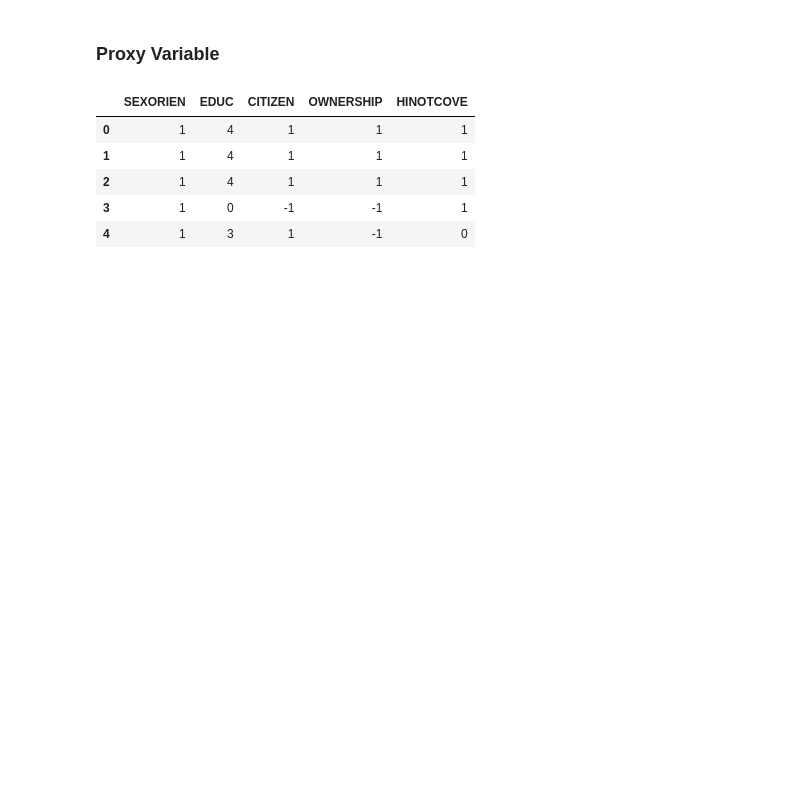
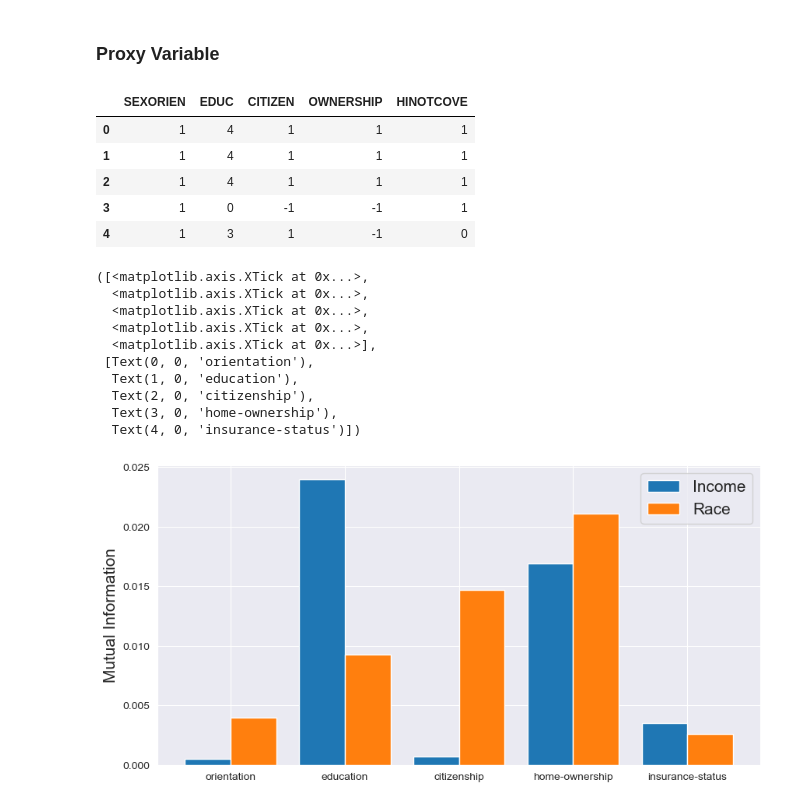
Before and after one commit to Denparadigm/USHealthFairness, a Jupyter notebook: analysis.ipynb, the cells around one changed output. Drawn from its saved outputs; the diff is of its cells as text; code cells hidden in the pictures; blank space fills up the shorter version.

```diff
--- a/analysis.ipynb
+++ b/analysis.ipynb
@@ -352,3 +359,32 @@ X.head()
 | 2 | 1 | 4 | 1 | 1 | 1 |
 | 3 | 1 | 0 | -1 | -1 | 1 |
 | 4 | 1 | 3 | 1 | -1 | 0 |
+# %%
+mut_income = mutual_info_classif(X,ds_fair['priv_income'],discrete_features=[0,1,2,3,4])
+#mut_sex = mutual_info_classif(X,ds_fair['priv_sex'],discrete_features=[0,1,2,3,4])
+mut_race = mutual_info_classif(X,ds_fair['priv_race'],discrete_features=[0,1,2,3,4])
+
+plt.figure(figsize=(10, 5))
+
+labels = ['orientation', 'education', 'citizenship', 'home-ownership',
+          'insurance-status']
+x = np.arange(len(labels))
+width = 0.4
+plt.bar(x-width/2,height= mut_income,width=width,label='Income')
+plt.bar(x+width/2,height= mut_race,width=width,label='Race')
+plt.legend(fontsize=15)
+
+plt.ylabel('Mutual Information',size=15)
+plt.xticks(ticks=x,labels=labels)
+# %% [output]
+([<matplotlib.axis.XTick at 0x...>,
+  <matplotlib.axis.XTick at 0x...>,
+  <matplotlib.axis.XTick at 0x...>,
+  <matplotlib.axis.XTick at 0x...>,
+  <matplotlib.axis.XTick at 0x...>],
+ [Text(0, 0, 'orientation'),
+  Text(1, 0, 'education'),
+  Text(2, 0, 'citizenship'),
+  Text(3, 0, 'home-ownership'),
+  Text(4, 0, 'insurance-status')])
+[figure, added]
```
Also changed, not shown: parts of 9 cells of this notebook.
